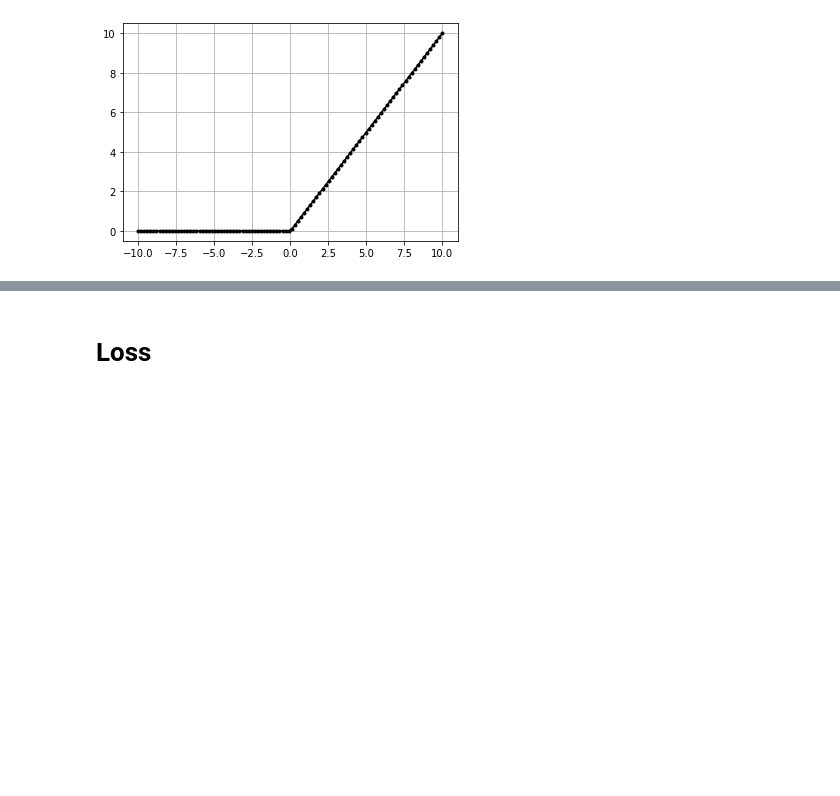
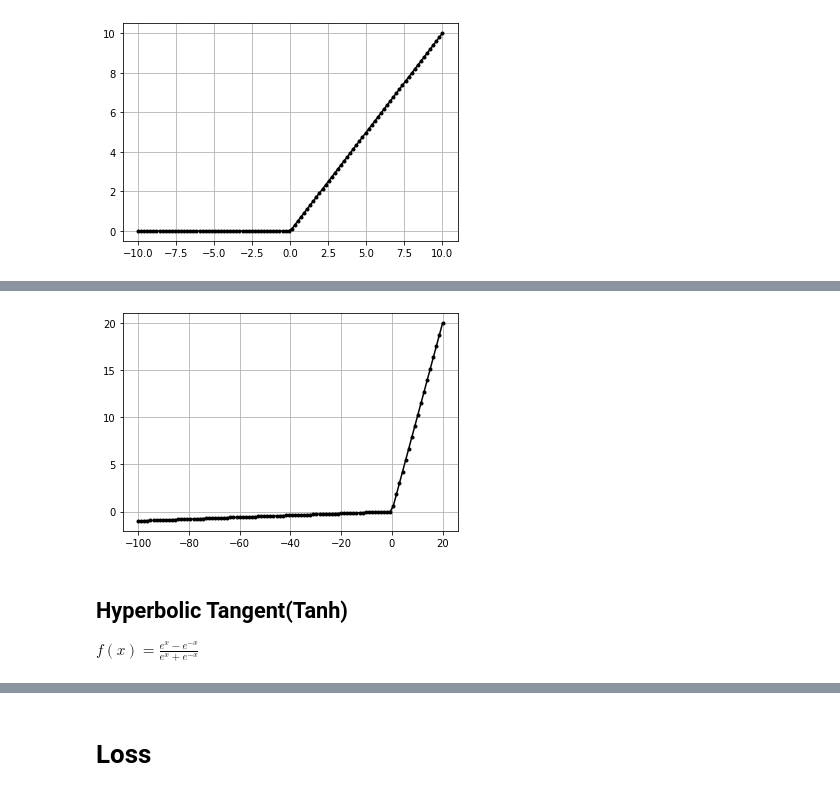
Before and after one commit to NishantBaheti/DeepLearningGuideBook, a Jupyter notebook: notebooks/ann.ipynb, the cells around one changed output, grey strips where cells are left out. Drawn from its saved outputs; the diff is of its cells as text; code cells hidden in the pictures; blank space fills up the shorter version.

```diff
--- a/notebooks/ann.ipynb
+++ b/notebooks/ann.ipynb
@@ -430,0 +431,30 @@ plt.grid()
+# %%
+class ActivationLeakyReLU:
+    """ReLU Activation Fx
+    """
+
+    def forward(self, inputs):
+        """Apply Leaky ReLU to input
+
+        Args:
+            inputs (numpy.ndarray) : input matrix
+        """
+        self.inputs = inputs # save inputs
+        self.output = np.where(inputs > 0,inputs,0.01 * inputs)
+
+    def backward(self, dvalues):
+        pass
+# %%
+data = np.linspace(-100, 20, 100)
+act = ActivationLeakyReLU()
+act.forward(data)
+
+
+plt.plot(data,act.output,'k.-')
+plt.grid()
+# %% [output]
+[figure, added]
+# %% [markdown]
+## Hyperbolic Tangent(Tanh)
+
+$f(x) = \frac{e^x - e^{-x}}{e^x + e^{-x}}$
```
Also changed, not shown: parts of 19 cells of this notebook, 3 other files.
